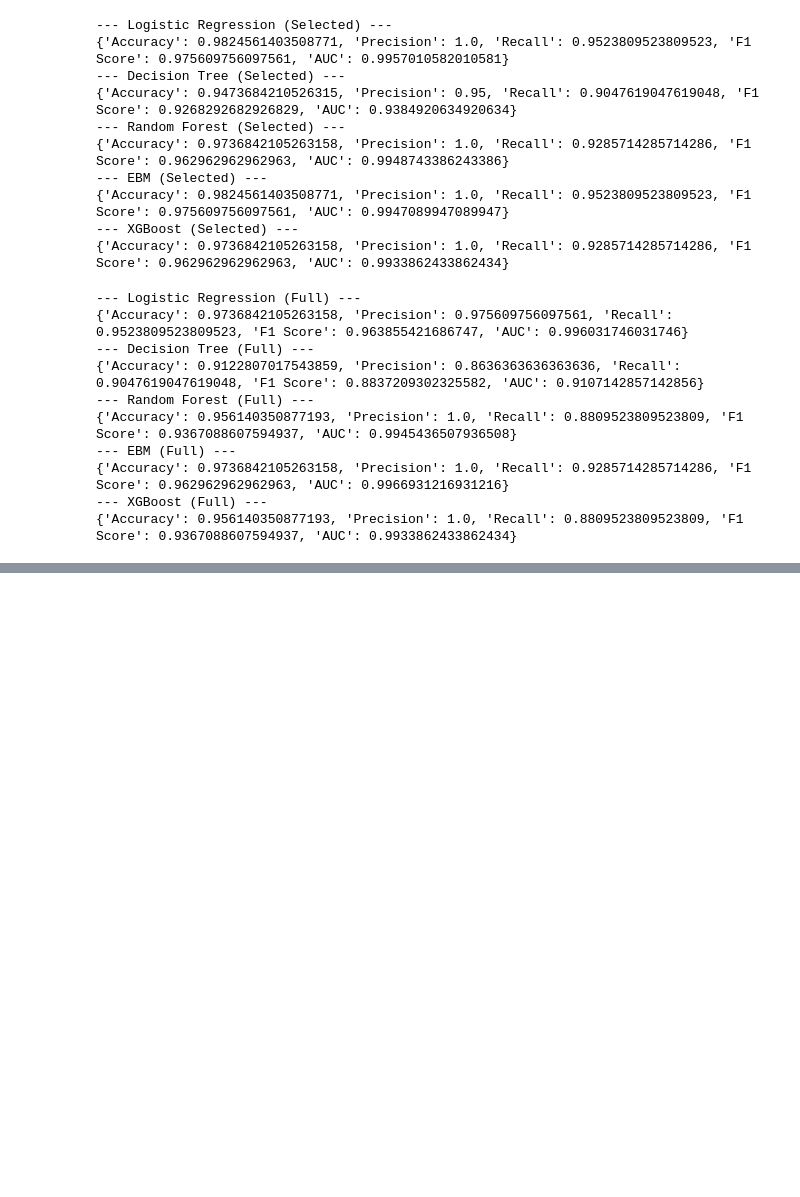
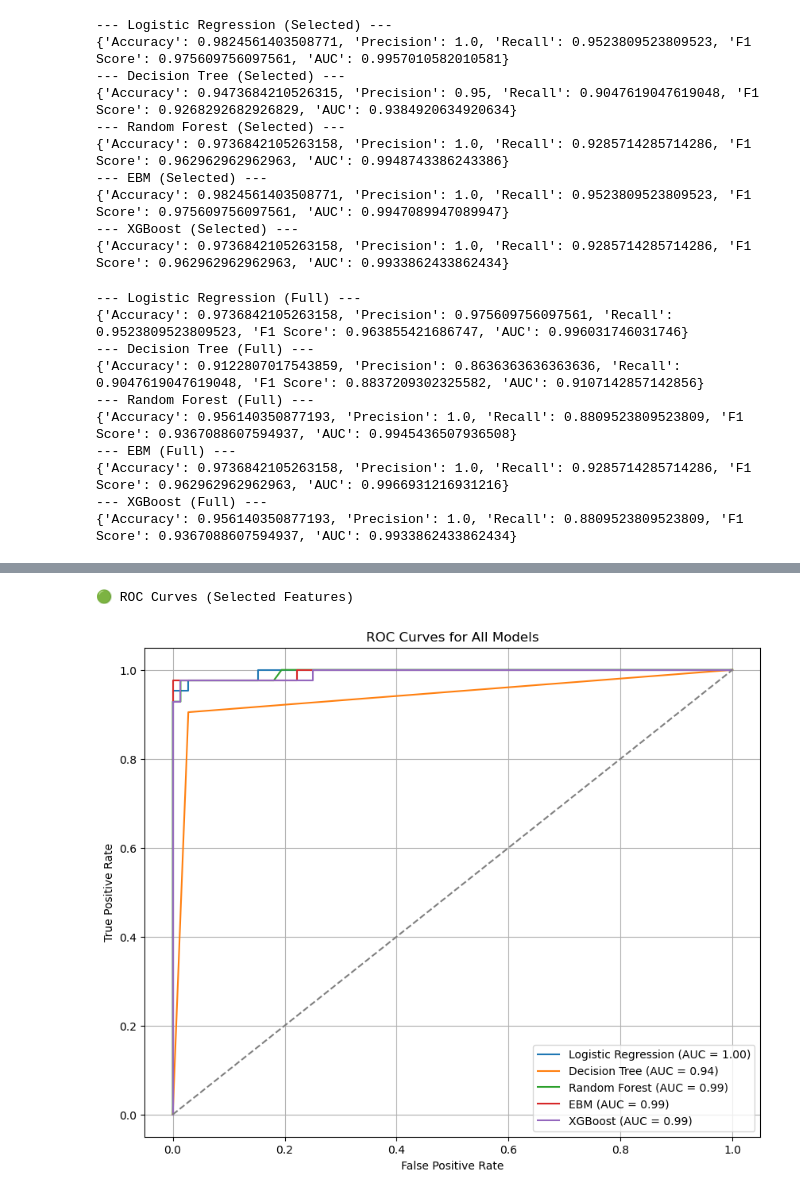
Before and after one commit to oskar-wolf/breast_cancer_prediction, a Jupyter notebook: notebooks/04_evaluation.ipynb, the cells around one changed output, grey strips where cells are left out. Cells and saved outputs as stored; diff of their text form; code cells hidden in the pictures; blank space fills up the shorter version.

```diff
--- a/notebooks/04_evaluation.ipynb
+++ b/notebooks/04_evaluation.ipynb
@@ -67,0 +88,7 @@ for name, model in models_full.items():
+# %%
+
+print("🟢 ROC Curves (Selected Features)")
+plot_all_roc_curves(models_selected, X_test_sel, y_test_sel)
+# %% [output]
+🟢 ROC Curves (Selected Features)
+[figure, added]
```
Also changed, not shown: parts of 4 cells of this notebook, 6 other files.
